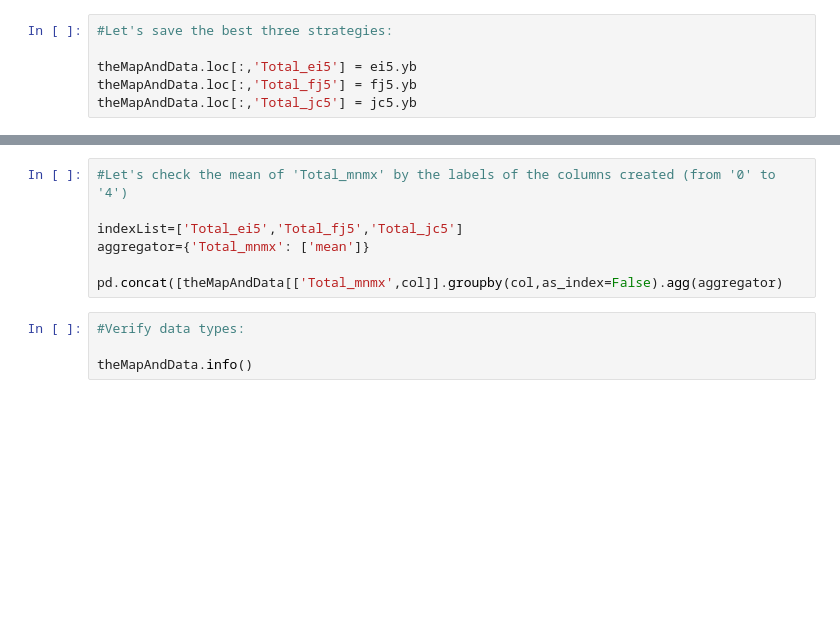
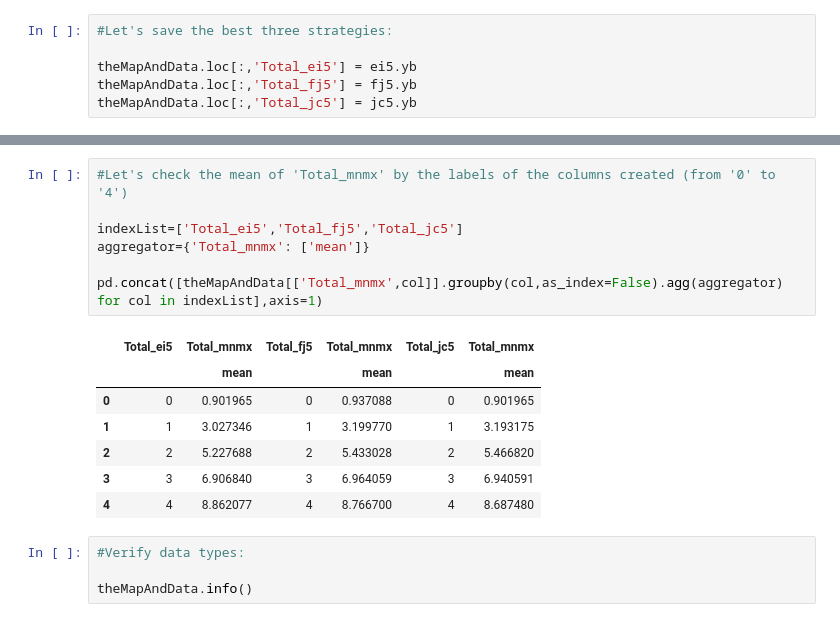
Before and after one commit to AlexNoblejas/introgeodf, a Jupyter notebook: Tarea2.ipynb, the cells around one changed output, grey strips where cells are left out. Drawn from its saved outputs; the diff is of its cells as text; blank space fills up the shorter version.

```diff
--- a/Tarea2.ipynb
+++ b/Tarea2.ipynb
@@ -743,10 +754,18 @@ theMapAndData.head()
 # %%
 #Let's check the mean of 'Total_mnmx' by the labels of the columns created (from '0' to '4')
 
 indexList=['Total_ei5','Total_fj5','Total_jc5']
 aggregator={'Total_mnmx': ['mean']}
 
-pd.concat([theMapAndData[['Total_mnmx',col]].groupby(col,as_index=False).agg(aggregator)
+pd.concat([theMapAndData[['Total_mnmx',col]].groupby(col,as_index=False).agg(aggregator) for col in indexList],axis=1)
+# %% [output]
+|  | Total_ei5 | Total_mnmx | Total_fj5 | Total_mnmx | Total_jc5 | Total_mnmx |
+|  |  | mean |  | mean |  | mean |
+| 0 | 0 | 0.901965 | 0 | 0.937088 | 0 | 0.901965 |
+| 1 | 1 | 3.027346 | 1 | 3.199770 | 1 | 3.193175 |
+| 2 | 2 | 5.227688 | 2 | 5.433028 | 2 | 5.466820 |
+| 3 | 3 | 6.906840 | 3 | 6.964059 | 3 | 6.940591 |
+| 4 | 4 | 8.862077 | 4 | 8.766700 | 4 | 8.687480 |
 # %%
 #Verify data types:
 
```
Also changed, not shown: parts of 9 cells of this notebook, 1 other file.
